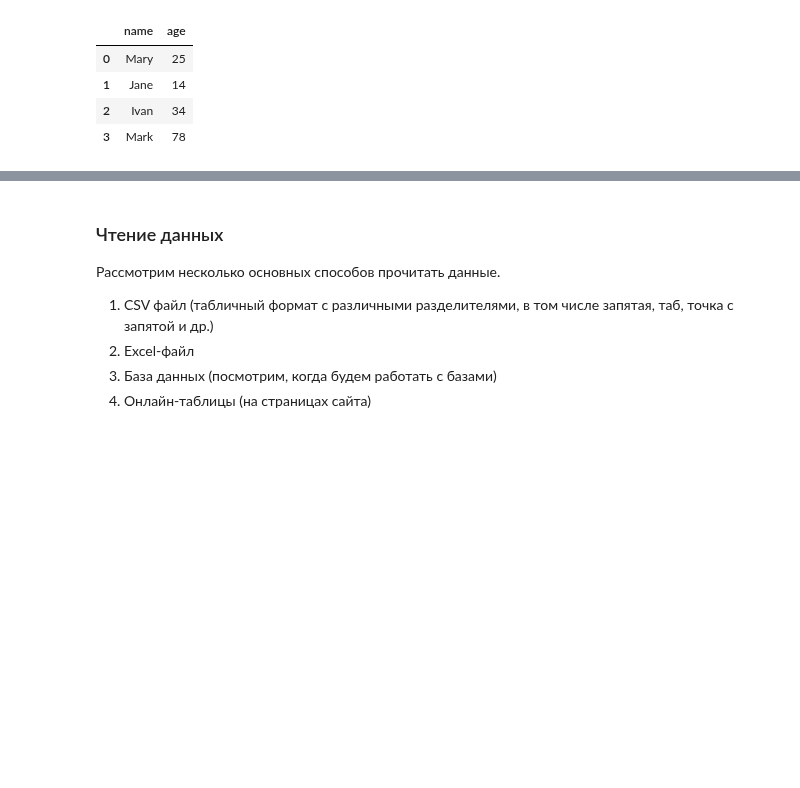
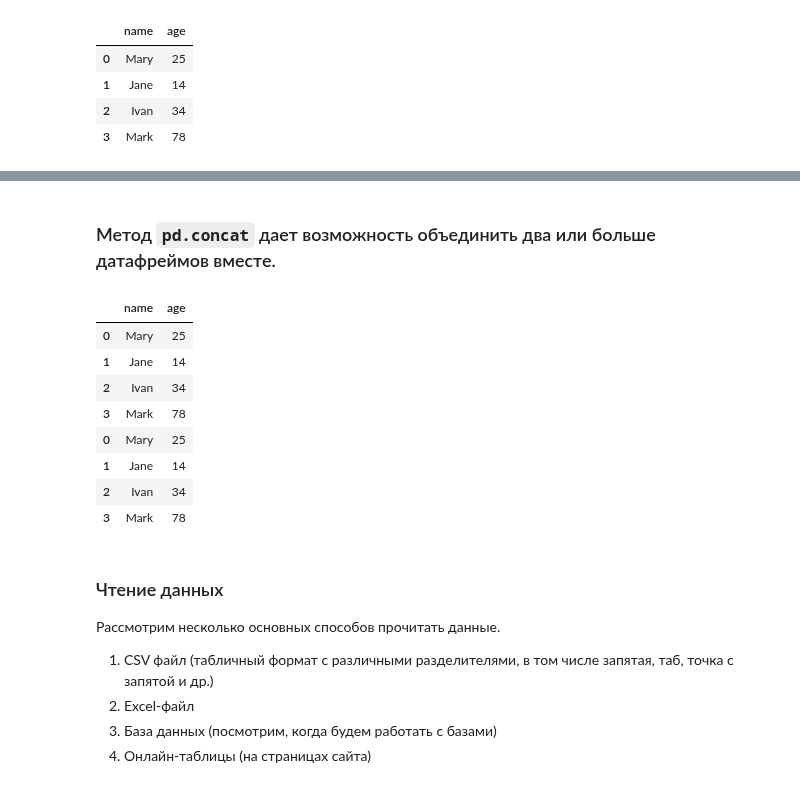
Before and after one commit to hse-ling-python/seminars, a Jupyter notebook: visualization/pandas.ipynb, the cells around one changed output, grey strips where cells are left out. Drawn from its saved outputs; the diff is of its cells as text; code cells hidden in the pictures; blank space fills up the shorter version.

```diff
--- a/visualization/pandas.ipynb
+++ b/visualization/pandas.ipynb
@@ -60,3 +70,17 @@ df
+# %% [markdown]
+### Метод `pd.concat` дает возможность объединить два или больше датафреймов вместе.
+# %%
+pd.concat([df,df])
+# %% [output]
+|  | name | age |
+| 0 | Mary | 25 |
+| 1 | Jane | 14 |
+| 2 | Ivan | 34 |
+| 3 | Mark | 78 |
+| 0 | Mary | 25 |
+| 1 | Jane | 14 |
+| 2 | Ivan | 34 |
+| 3 | Mark | 78 |
 # %% [markdown]
 ### Чтение данных
 
```
Also changed, not shown: parts of 19 cells of this notebook.
